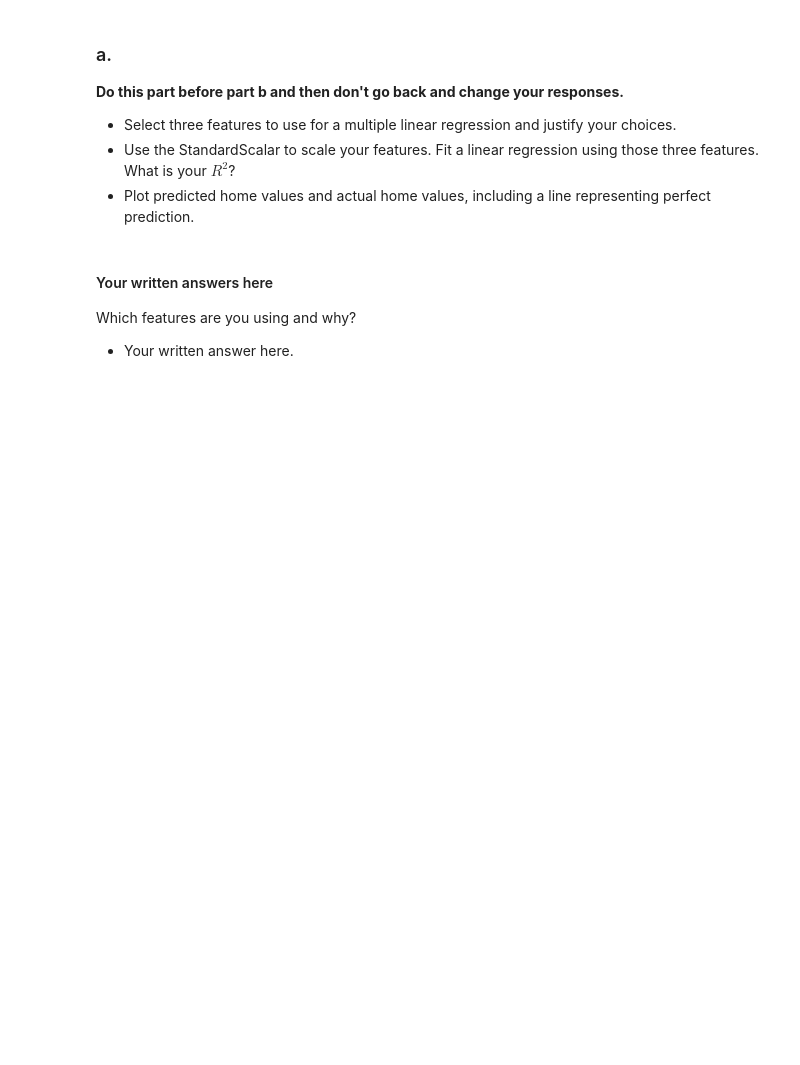
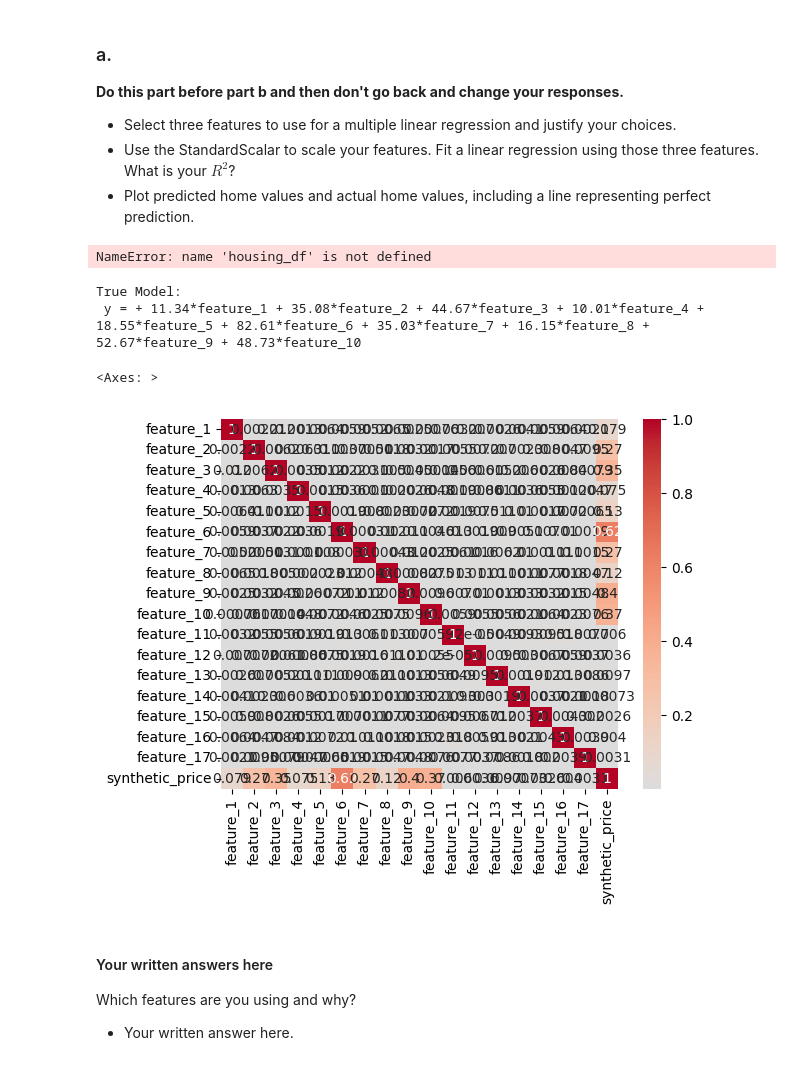
Before and after one commit to GettysburgDataScience/ps1-linear-regression-cacadelena, a Jupyter notebook: PS1.ipynb, the cells around one changed output. Saved outputs shown, nothing was run; the diff lists cells and outputs as text; code cells hidden in the pictures; blank space fills up the shorter version.

```diff
--- a/PS1.ipynb
+++ b/PS1.ipynb
@@ -168,3 +187,43 @@ housing_df = pd.read_csv('kc_house_data.csv')
+# %%
+corr = housing_df.corr()
+
+sns.plot(corr, annot = True, fmt = '.1f')
+plt.show()
+# %% [output]
+NameError: name 'housing_df' is not defined
+# %%
+# Your code here. Add cells as needed.
+
+housing_df = pd.read_csv('kc_house_data.csv')
+housing_df.drop(columns=['id', 'date', 'zipcode'], inplace=True)
+housing_df.head()
+
+X, y, coef= skd.make_regression(n_samples=housing_df.shape[0],
+                                n_features=housing_df.shape[1]-1,
+                                noise=0.1,
+                                bias=0,
+                                random_state=15,
+                                shuffle=False,
+                                coef=True)
+
+
+# Optionally, build a new DataFrame with the generated features and target
+new_feature_names = [f"feature_{i+1}" for i in range(X.shape[1])]
+synthetic_df = pd.DataFrame(X, columns=new_feature_names)
+synthetic_df["synthetic_price"] = y
+
+synthetic_df.head()
+
+print_model(0, coef, new_feature_names, model_name = 'True Model')
+# %% [output]
+True Model:
+ y = + 11.34*feature_1 + 35.08*feature_2 + 44.67*feature_3 + 10.01*feature_4 + 18.55*feature_5 + 82.61*feature_6 + 35.03*feature_7 + 16.15*feature_8 + 52.67*feature_9 + 48.73*feature_10
+# %%
+corr = synthetic_df.corr()
+sns.heatmap(np.abs(corr), annot=True, center=0, cmap='coolwarm')
+# %% [output]
+<Axes: >
+[figure, added]
 # %% [markdown]
 #### Your written answers here
 Which features are you using and why?
```
Also changed, not shown: parts of 12 cells of this notebook.
